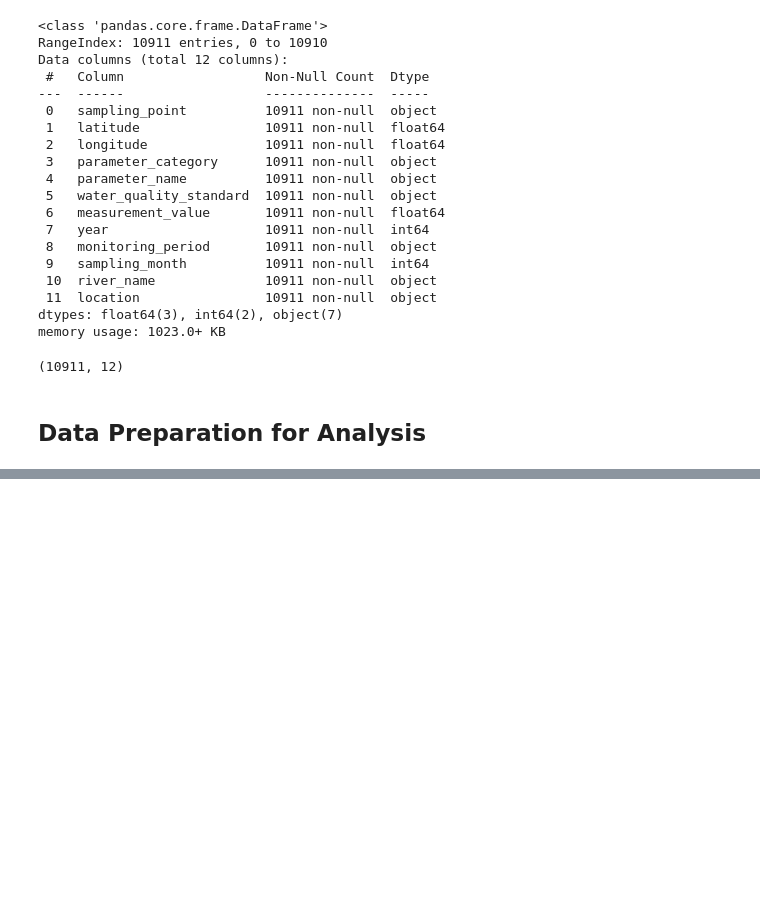
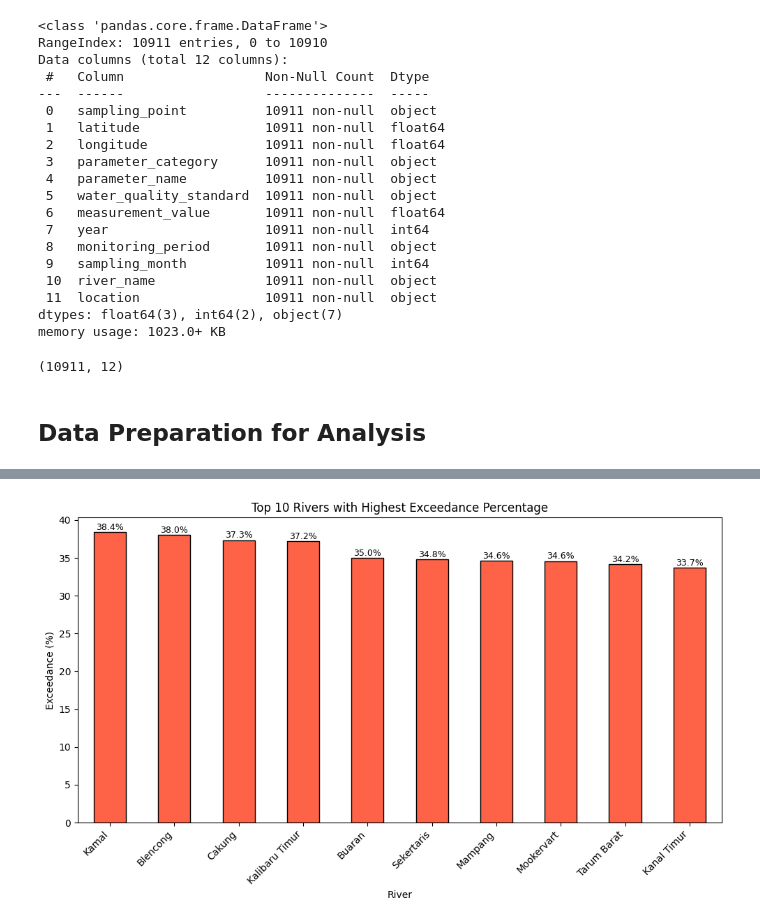
Before and after one commit to ARizalma/river-water-quality-analysis, a Jupyter notebook: notebooks/04_water_quality_analysis.ipynb, the cells around one changed output, grey strips where cells are left out. Cells and saved outputs as stored; diff of their text form; code cells hidden in the pictures; blank space fills up the shorter version.

```diff
--- a/notebooks/04_water_quality_analysis.ipynb
+++ b/notebooks/04_water_quality_analysis.ipynb
@@ -91,0 +298,45 @@ array(['1000', '50', '6-9', '3', '25', '4', '10', '0,06', '0,2', '1,5',
+# %%
+river_percentage = (
+    river_percentage
+    .sort_values(
+        by="Exceeds Standard",
+        ascending=False
+    )
+)
+# %%
+top10 = river_percentage.head(10)
+
+plt.figure(figsize=(10,6))
+
+ax = top10["Exceeds Standard"].plot(
+    kind="bar",
+    color="tomato",
+    edgecolor="black"
+)
+
+for i, value in enumerate(top10["Exceeds Standard"]):
+    ax.text(
+        i,
+        value + 0.3,
+        f"{value:.1f}%",
+        ha="center",
+        fontsize=9
+    )
+
+plt.title("Top 10 Rivers with Highest Exceedance Percentage")
+plt.xlabel("River")
+plt.ylabel("Exceedance (%)")
+
+plt.xticks(rotation=45, ha="right")
+
+plt.tight_layout()
+
+plt.savefig(
+    "top10_rivers_exceedance.png",
+    dpi=300,
+    bbox_inches="tight"
+)
+
+plt.show()
+# %% [output]
+[figure, added]
```
Also changed, not shown: parts of 27 cells of this notebook.
